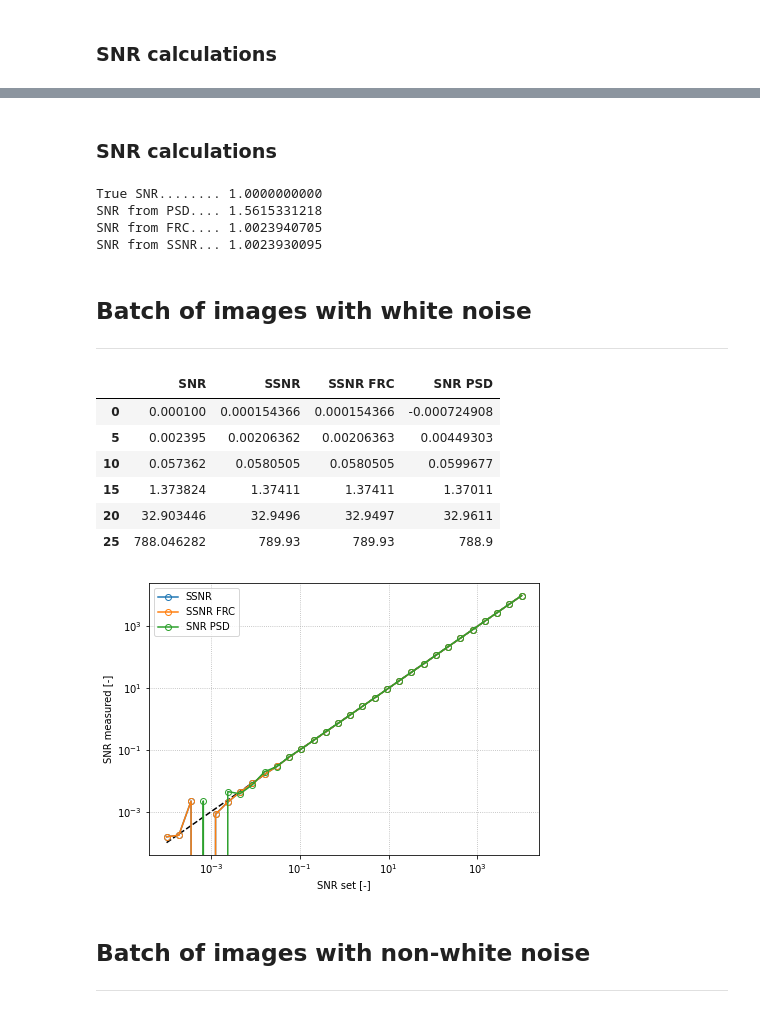
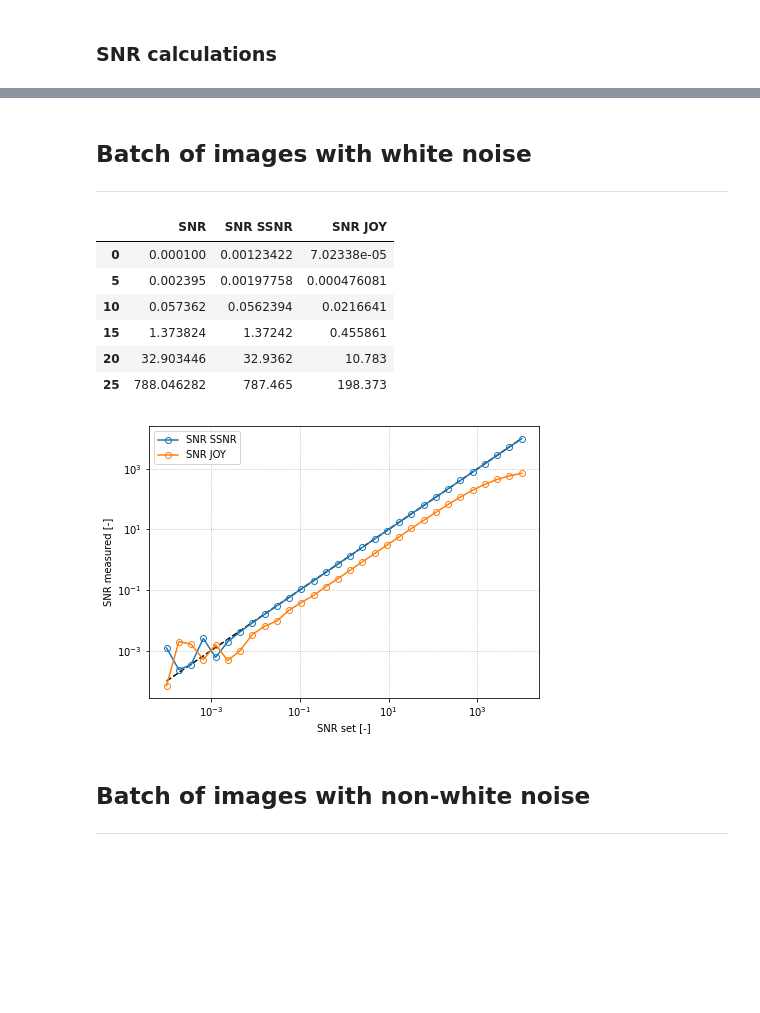
Before and after one commit to hoogenboom-group/Lane-optimization-2020, a Jupyter notebook: notebooks/SSNR_validation.ipynb, the cells around one changed output, grey strips where cells are left out. Saved outputs shown, nothing was run; the diff lists cells and outputs as text; code cells hidden in the pictures; blank space fills up the shorter version.

```diff
--- a/notebooks/SSNR_validation.ipynb
+++ b/notebooks/SSNR_validation.ipynb
@@ -32,11 +33,11 @@ np.random.seed(123)
 SNR_set = 1
 
 # Generate image
-image = ssnr.generate_image(1024, 1024)
+image = noise.generate_image(1024, 1024)
 var = np.var(image)
 # Add noise
-noisy_1 = image + ssnr.white_noise(var / SNR_set, image.shape)
-noisy_2 = image + ssnr.white_noise(var / SNR_set, image.shape)
+noisy_1 = image + noise.white_noise(var / SNR_set, image.shape)
+noisy_2 = image + noise.white_noise(var / SNR_set, image.shape)
 
 # Plot images
 fig, axes = plt.subplots(ncols=3, figsize=(12, 4))
@@ -133,10 +83,0 @@ Show that SNR calculation from PSD is invalid since there is no well-defined noi
-# %%
-# Generate nonwhite noisy images
-noisy_1 = image + ssnr.nonwhite_noise(var / SNR_set, image.shape)
-noisy_2 = image + ssnr.nonwhite_noise(var / SNR_set, image.shape)
-
-# Plot images
-fig, axes = plt.subplots(ncols=3, figsize=(12, 4))
-axes[0].imshow(image)
-axes[1].imshow(noisy_1)
-axes[2].imshow(noisy_2);
@@ -166,74 +84,48 @@ ax.grid(ls=':')
-# %% [markdown]
-### SNR calculations
-# %%
-# From PSD
-SNR_PSD = (ssnr.SNR_PSD(noisy_1) +
-           ssnr.SNR_PSD(noisy_2)) / 2
-# From FRC
-F = ssnr.FRC_full(noisy_1, noisy_2)
-SNR_FRC = F / (1 - F)
-# From SSNR
-SNR_SSNR = ssnr.SSNR_full([noisy_1, noisy_2])
-
-# Output
-out = f"""\
-True SNR........ {SNR_set:.10f}
-SNR from PSD.... {SNR_PSD:.10f}
-SNR from FRC.... {SNR_FRC.real:.10f}
-SNR from SSNR... {SNR_SSNR:.10f}
-"""
-print(out)
-# %% [output]
-True SNR........ 1.0000000000
-SNR from PSD.... 1.5615331218
-SNR from FRC.... 1.0023940705
-SNR from SSNR... 1.0023930095
 # %% [markdown]
 ## Batch of images with white noise
 ---
 # %%
 # Set up DataFrame
-df = pd.DataFrame(columns=['SNR', 'SSNR', 'SSNR FRC', 'SNR PSD'])
+df = pd.DataFrame(columns=['SNR', 'SNR SSNR', 'SNR JOY'])
 df['SNR'] = np.geomspace(1e-4, 1e4, 30)
 
 for i, row in df.iterrows():
     SNR = row['SNR']
 
     # Generate noisy images
-    noisy_1 = image + ssnr.white_noise(var/SNR, image.shape)
-    noisy_2 = image + ssnr.white_noise(var/SNR, image.shape)
+    noisy_1 = image + noise.white_noise(var/SNR, image.shape)
+    noisy_2 = image + noise.white_noise(var/SNR, image.shape)
 
     # (S)SNR calculations
-    df.loc[i, 'SSNR'] = ssnr.SSNR_full([noisy_1, noisy_2])
-    F = ssnr.FRC_full(noisy_1, noisy_2)
-    df.loc[i, 'SSNR FRC'] = (F / (1-F)).real
-    df.loc[i, 'SNR PSD'] = ssnr.SNR_PSD(noisy_1)
+    df.loc[i, 'SNR SSNR'] = ssnr.SSNR_full([noisy_1, noisy_2])
+    df.loc[i, 'SNR JOY'] = (ssnr.SNR_JOY(noisy_1) +
+                            ssnr.SNR_JOY(noisy_2)) / 2
 
 # Preview
 df[::5]
 # %% [output]
-|  | SNR | SSNR | SSNR FRC | SNR PSD |
-| 0 | 0.000100 | 0.000154366 | 0.000154366 | -0.000724908 |
-| 5 | 0.002395 | 0.00206362 | 0.00206363 | 0.00449303 |
-| 10 | 0.057362 | 0.0580505 | 0.0580505 | 0.0599677 |
-| 15 | 1.373824 | 1.37411 | 1.37411 | 1.37011 |
-| 20 | 32.903446 | 32.9496 | 32.9497 | 32.9611 |
-| 25 | 788.046282 | 789.93 | 789.93 | 788.9 |
+|  | SNR | SNR SSNR | SNR JOY |
+| 0 | 0.000100 | 0.00123422 | 7.02338e-05 |
+| 5 | 0.002395 | 0.00197758 | 0.000476081 |
+| 10 | 0.057362 | 0.0562394 | 0.0216641 |
+| 15 | 1.373824 | 1.37242 | 0.455861 |
+| 20 | 32.903446 | 32.9362 | 10.783 |
+| 25 | 788.046282 | 787.465 | 198.373 |
 # %%
 # Plot SNR calculations
 fig, ax = plt.subplots(figsize=(7, 5))
 ax.plot(df['SNR'], df['SNR'], 'k--')
-for s in ['SSNR', 'SSNR FRC', 'SNR PSD']:
+for s in ['SNR SSNR', 'SNR JOY']:
     ax.plot(df['SNR'], df[s], 'o-', mfc='none', label=s)
 # Aesthetics
 ax.set_xlabel('SNR set [-]')
 ax.set_ylabel('SNR measured [-]')
 ax.set_xscale('log')
 ax.set_yscale('log')
 ax.legend()
 ax.grid(ls=':')
 # %% [output]
-[figure, old version]
+[figure, new version]
 # %% [markdown]
 ## Batch of images with non-white noise
 ---
```
Also changed, not shown: parts of 12 cells of this notebook, 2 other files.
